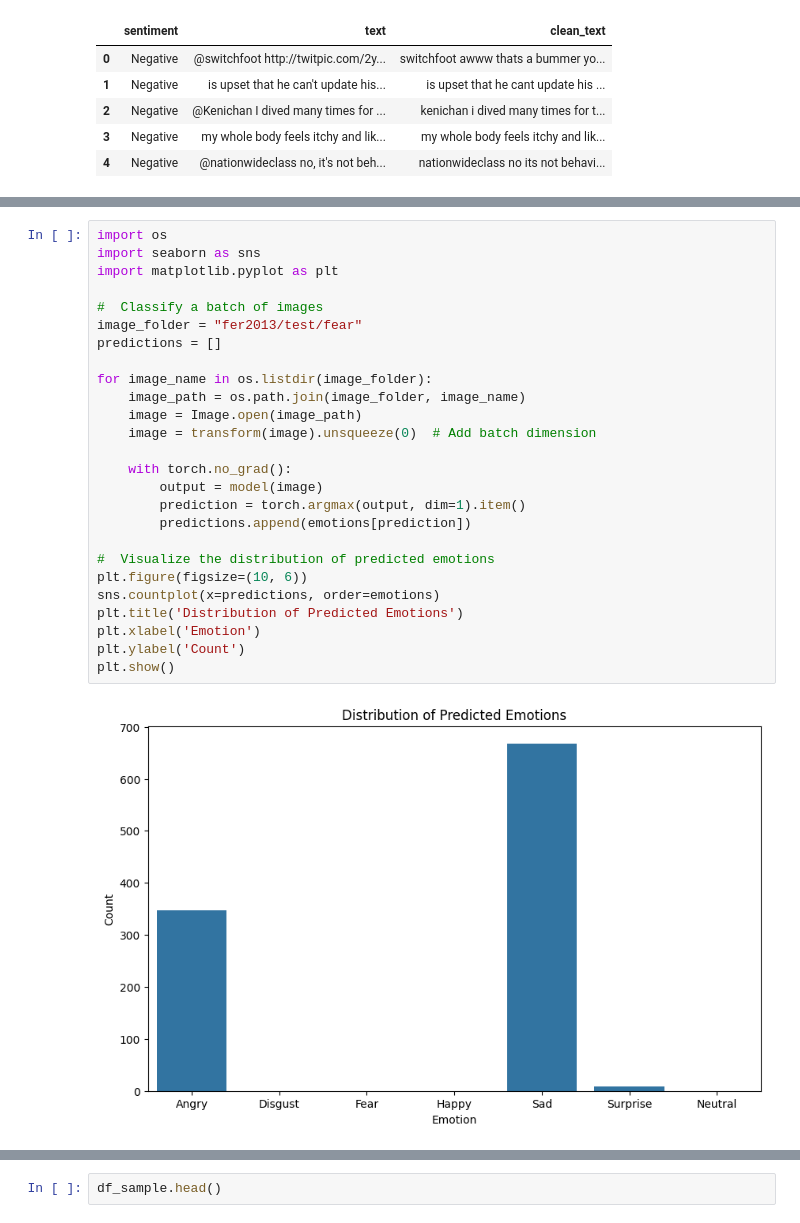
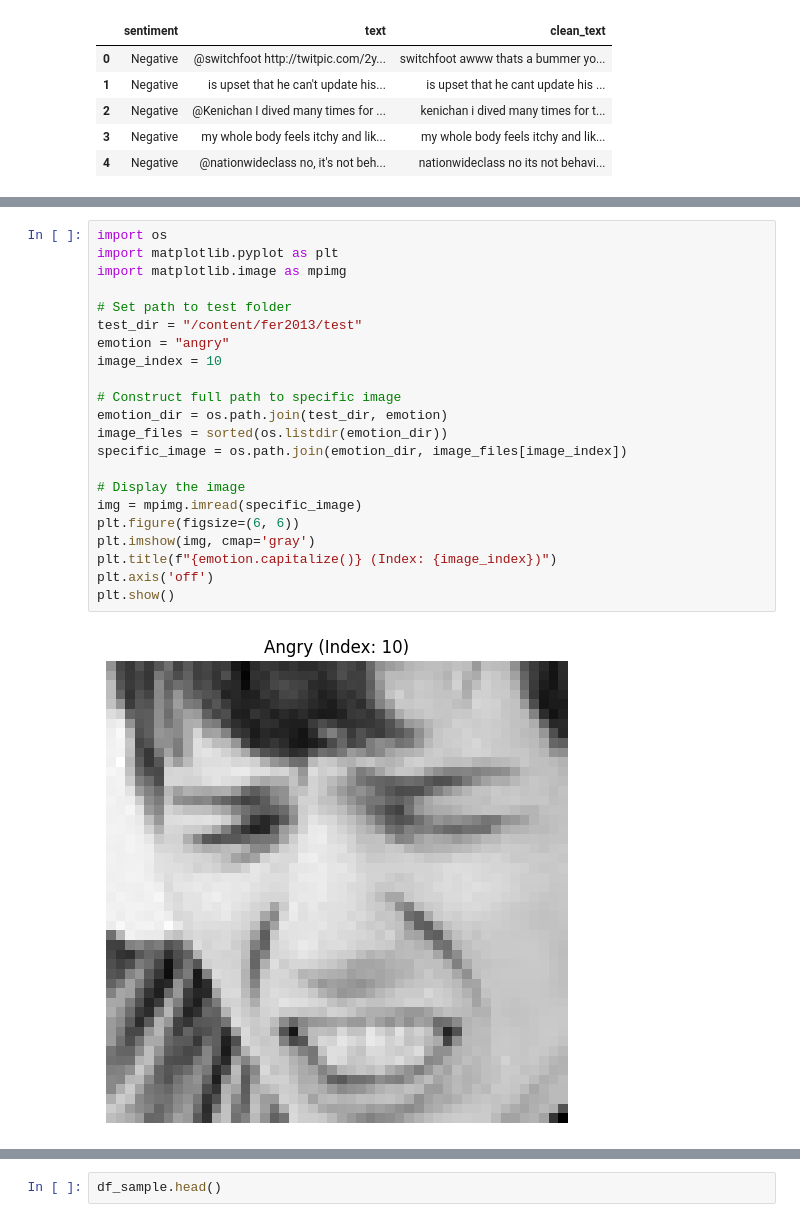
Before and after one commit to Viswanth13/SentimentAnalysis_VT, a Jupyter notebook: SentimentAnalysisVT.ipynb, the cells around one changed output, grey strips where cells are left out. Cells and saved outputs as stored; diff of their text form.

```diff
--- a/SentimentAnalysisVT.ipynb
+++ b/SentimentAnalysisVT.ipynb
@@ -170,31 +163,27 @@ plt.show()
-# %%
-import os
-import seaborn as sns
-import matplotlib.pyplot as plt
-
-#  Classify a batch of images
-image_folder = "fer2013/test/fear"
-predictions = []
-
-for image_name in os.listdir(image_folder):
-    image_path = os.path.join(image_folder, image_name)
-    image = Image.open(image_path)
-    image = transform(image).unsqueeze(0)  # Add batch dimension
-
-    with torch.no_grad():
-        output = model(image)
-        prediction = torch.argmax(output, dim=1).item()
-        predictions.append(emotions[prediction])
-
-#  Visualize the distribution of predicted emotions
-plt.figure(figsize=(10, 6))
-sns.countplot(x=predictions, order=emotions)
-plt.title('Distribution of Predicted Emotions')
-plt.xlabel('Emotion')
-plt.ylabel('Count')
-plt.show()
-# %% [output]
-[figure, removed]
+# %%
+import os
+import matplotlib.pyplot as plt
+import matplotlib.image as mpimg
+
+# Set path to test folder
+test_dir = "/content/fer2013/test"
+emotion = "angry"
+image_index = 10
+
+# Construct full path to specific image
+emotion_dir = os.path.join(test_dir, emotion)
+image_files = sorted(os.listdir(emotion_dir))
+specific_image = os.path.join(emotion_dir, image_files[image_index])
+
+# Display the image
+img = mpimg.imread(specific_image)
+plt.figure(figsize=(6, 6))
+plt.imshow(img, cmap='gray')
+plt.title(f"{emotion.capitalize()} (Index: {image_index})")
+plt.axis('off')
+plt.show()
+# %% [output]
+[figure, added]
 # %%
 # Text Sentiment Analysis with Hugging Face
 
```
Also changed, not shown: parts of 6 cells of this notebook.
